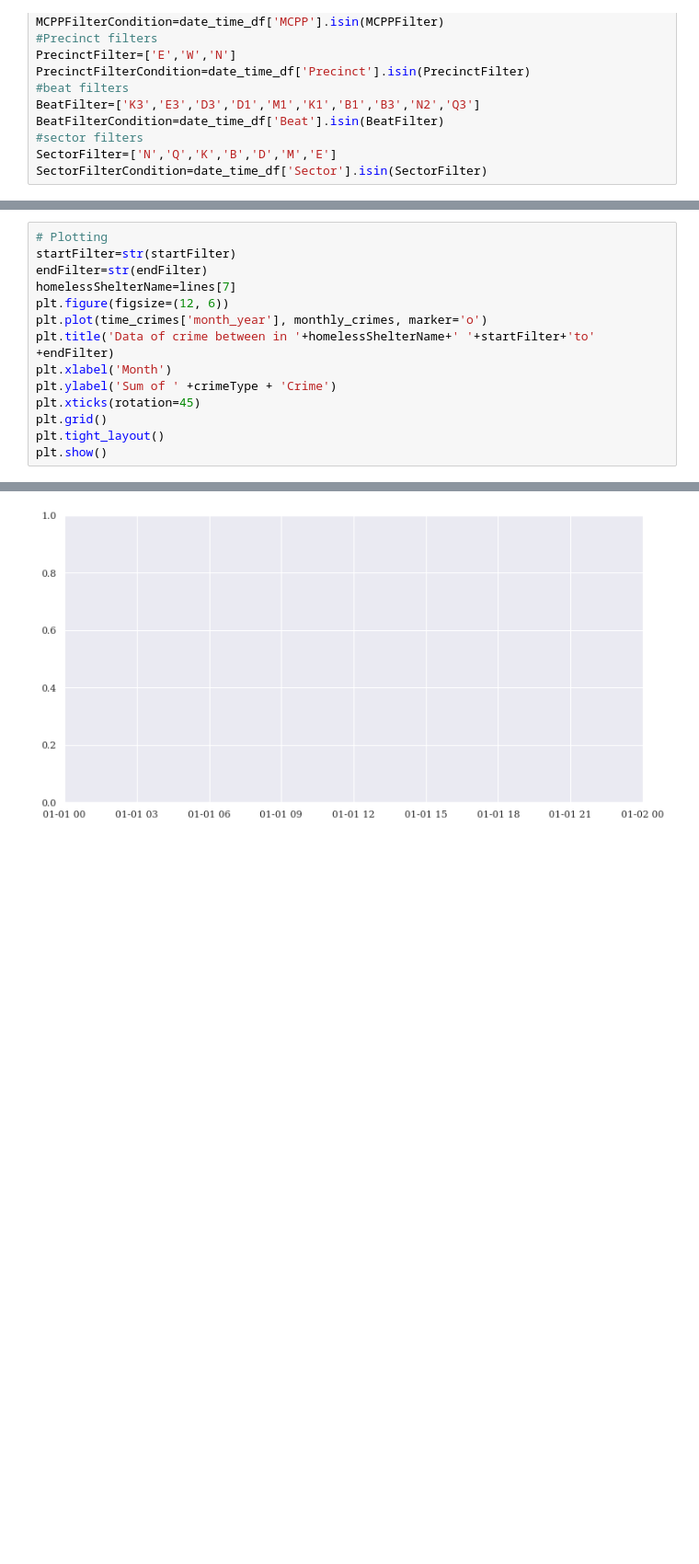
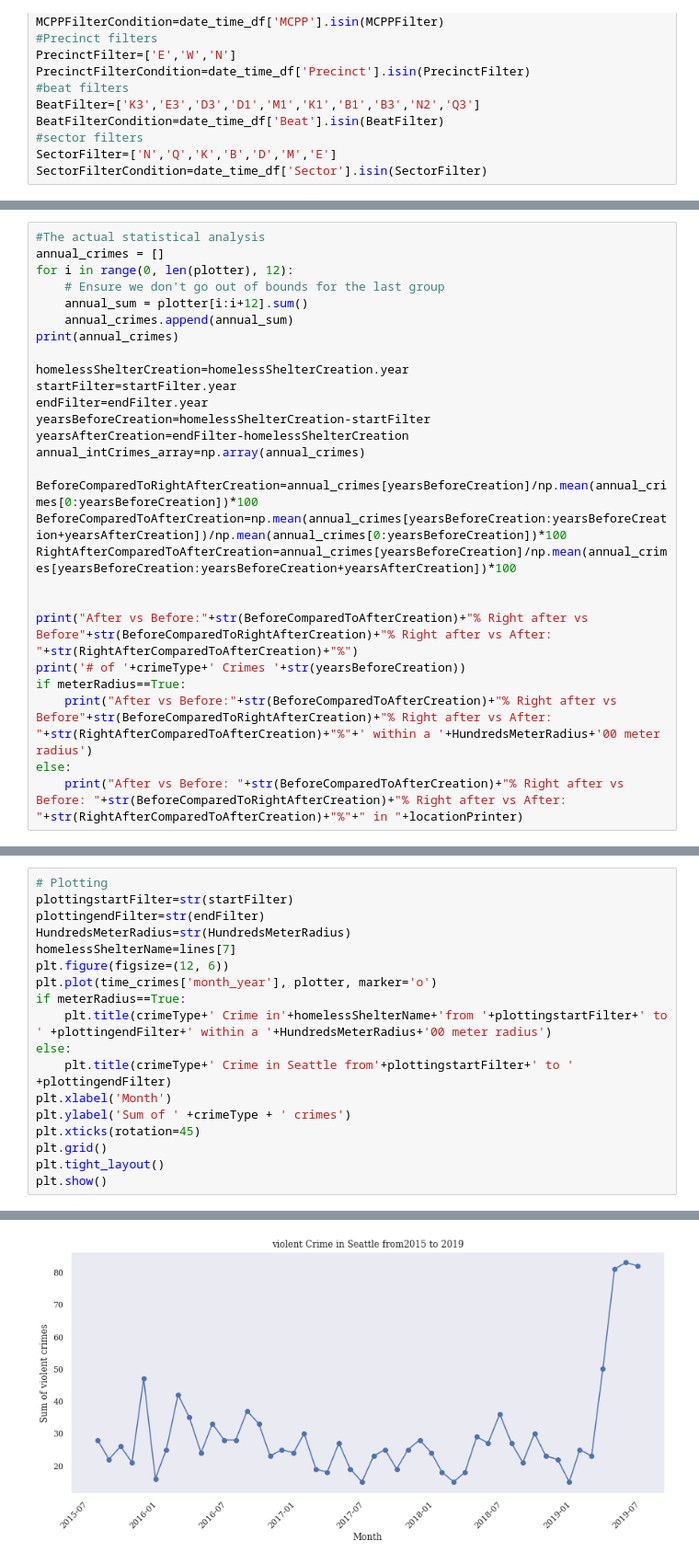
Before and after one commit to Nathangong-coder/Python-coding, a Jupyter notebook: Other Programming Work/Independent Study stuff/analysis.ipynb, the cells around one changed output, grey strips where cells are left out. Shown: that part at 92% size. Drawn from its saved outputs; the diff is of its cells as text; blank space fills up the shorter version.

```diff
--- a/Other Programming Work/Independent Study stuff/analysis.ipynb
+++ b/Other Programming Work/Independent Study stuff/analysis.ipynb
@@ -519,0 +646,27 @@ Name: month_year, dtype: period[M]
+# %%
+#The actual statistical analysis
+annual_crimes = []
+for i in range(0, len(plotter), 12):
+    # Ensure we don't go out of bounds for the last group
+    annual_sum = plotter[i:i+12].sum()
+    annual_crimes.append(annual_sum)
+print(annual_crimes)
+
+homelessShelterCreation=homelessShelterCreation.year
+startFilter=startFilter.year
+endFilter=endFilter.year
+yearsBeforeCreation=homelessShelterCreation-startFilter
+yearsAfterCreation=endFilter-homelessShelterCreation
+annual_intCrimes_array=np.array(annual_crimes)
+
+BeforeComparedToRightAfterCreation=annual_crimes[yearsBeforeCreation]/np.mean(annual_crimes[0:yearsBeforeCreation])*100
+BeforeComparedToAfterCreation=np.mean(annual_crimes[yearsBeforeCreation:yearsBeforeCreation+yearsAfterCreation])/np.mean(annual_crimes[0:yearsBeforeCreation])*100
+RightAfterComparedToAfterCreation=annual_crimes[yearsBeforeCreation]/np.mean(annual_crimes[yearsBeforeCreation:yearsBeforeCreation+yearsAfterCreation])*100
+
+
+print("After vs Before:"+str(BeforeComparedToAfterCreation)+"% Right after vs Before"+str(BeforeComparedToRightAfterCreation)+"% Right after vs After: "+str(RightAfterComparedToAfterCreation)+"%")
+print('# of '+crimeType+' Crimes '+str(yearsBeforeCreation))
+if meterRadius==True:
+    print("After vs Before:"+str(BeforeComparedToAfterCreation)+"% Right after vs Before"+str(BeforeComparedToRightAfterCreation)+"% Right after vs After: "+str(RightAfterComparedToAfterCreation)+"%"+' within a '+HundredsMeterRadius+'00 meter radius')
+else:
+    print("After vs Before: "+str(BeforeComparedToAfterCreation)+"% Right after vs Before: "+str(BeforeComparedToRightAfterCreation)+"% Right after vs After: "+str(RightAfterComparedToAfterCreation)+"%"+" in "+locationPrinter)
@@ -520,13 +762,17 @@ Name: month_year, dtype: period[M]
 # %%
 # Plotting
-startFilter=str(startFilter)
-endFilter=str(endFilter)
+plottingstartFilter=str(startFilter)
+plottingendFilter=str(endFilter)
+HundredsMeterRadius=str(HundredsMeterRadius)
 homelessShelterName=lines[7]
 plt.figure(figsize=(12, 6))
-plt.plot(time_crimes['month_year'], monthly_crimes, marker='o')
-plt.title('Data of crime between in '+homelessShelterName+' '+startFilter+'to' +endFilter)
+plt.plot(time_crimes['month_year'], plotter, marker='o')
+if meterRadius==True:
+    plt.title(crimeType+' Crime in'+homelessShelterName+'from '+plottingstartFilter+' to ' +plottingendFilter+' within a '+HundredsMeterRadius+'00 meter radius')
+else:
+    plt.title(crimeType+' Crime in Seattle from'+plottingstartFilter+' to ' +plottingendFilter)
 plt.xlabel('Month')
-plt.ylabel('Sum of ' +crimeType + 'Crime')
+plt.ylabel('Sum of ' +crimeType + ' crimes')
 plt.xticks(rotation=45)
 plt.grid()
 plt.tight_layout()
@@ -553 +781 @@ TypeError: float() argument must be a string or a real number, not 'Period'
-[figure, old version]
+[figure, new version]
```
Also changed, not shown: parts of 28 cells of this notebook, 2 other files.
